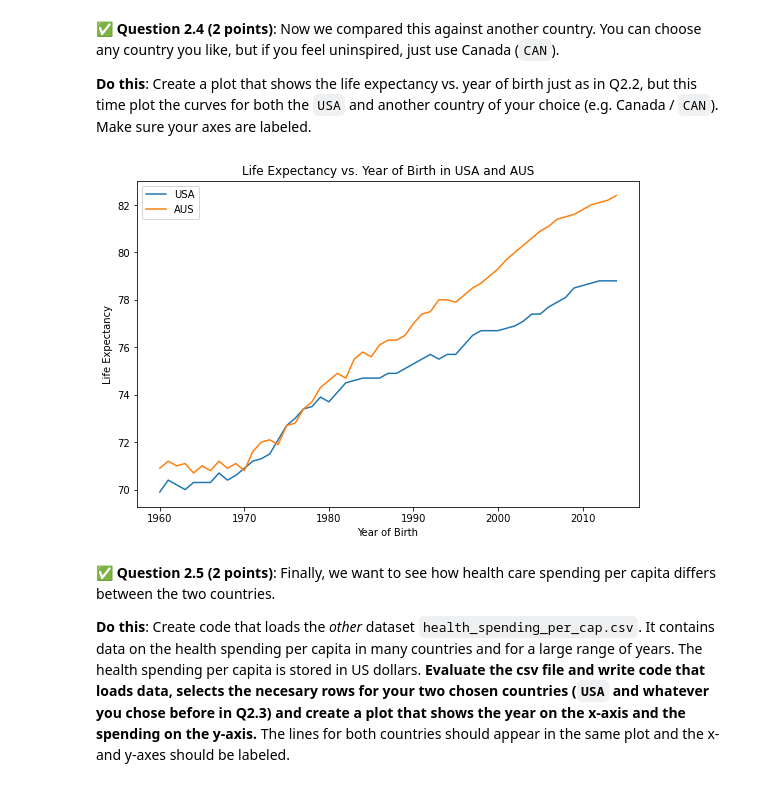
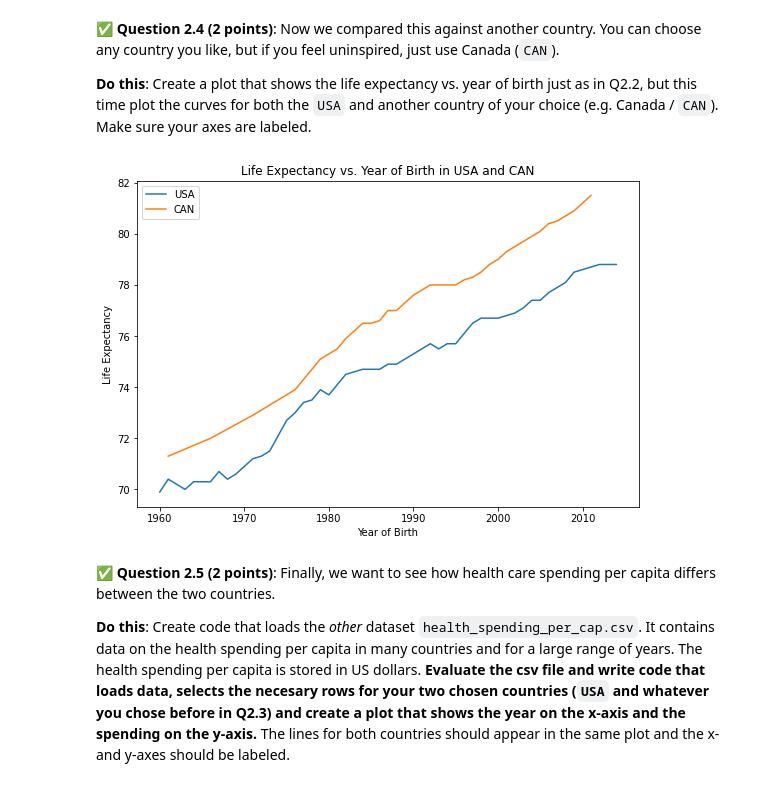
Before and after one commit to chapm348/CMSE202-s23-turnin, a Jupyter notebook: midterm/CMSE202-Midterm-S23-PRACTICE_NO_ANSWERS.ipynb, the cells around one changed output. Saved outputs shown, nothing was run; the diff lists cells and outputs as text; code cells hidden in the pictures.

```diff
--- a/midterm/CMSE202-Midterm-S23-PRACTICE_NO_ANSWERS.ipynb
+++ b/midterm/CMSE202-Midterm-S23-PRACTICE_NO_ANSWERS.ipynb
@@ -129,18 +130,18 @@ plt.title("Life Expectancy vs. Year of Birth in USA");
 **Do this**: Create a plot that shows the life expectancy vs. year of birth just as in Q2.2, but this time plot the curves for both the `USA` and another country of your choice (e.g. Canada / `CAN`). Make sure your axes are labeled.
 # %%
 ### Put your code here
-mask = (life_df_new == "AUS")
-life_df_AUS = life_df[mask]
+mask = (life_df_new == "CAN")
+life_df_CAN = life_df[mask]
 
 fig = plt.figure(figsize = (9, 6))
 plt.plot(life_df_USA["TIME"], life_df_USA["Value"], label="USA")
-plt.plot(life_df_AUS["TIME"], life_df_AUS["Value"], label="AUS")
+plt.plot(life_df_CAN["TIME"], life_df_CAN["Value"], label="CAN")
 plt.xlabel("Year of Birth")
 plt.ylabel("Life Expectancy")
 plt.legend()
-plt.title("Life Expectancy vs. Year of Birth in USA and AUS");
+plt.title("Life Expectancy vs. Year of Birth in USA and CAN");
 # %% [output]
-[figure, old version]
+[figure, new version]
 # %% [markdown]
 &#9989; **Question 2.5 (2 points)**: Finally, we want to see how health care spending per capita differs between the two countries.
 
```
Also changed, not shown: parts of 8 cells of this notebook.
